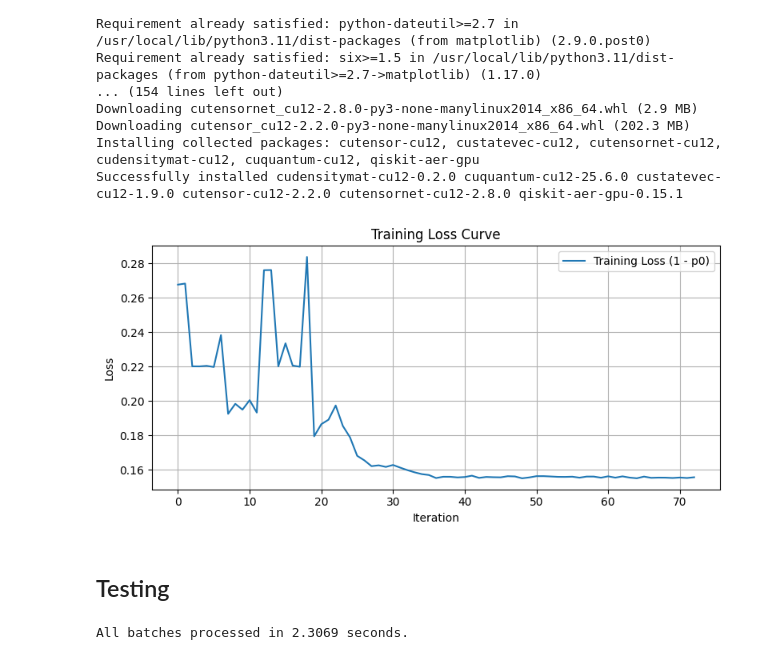
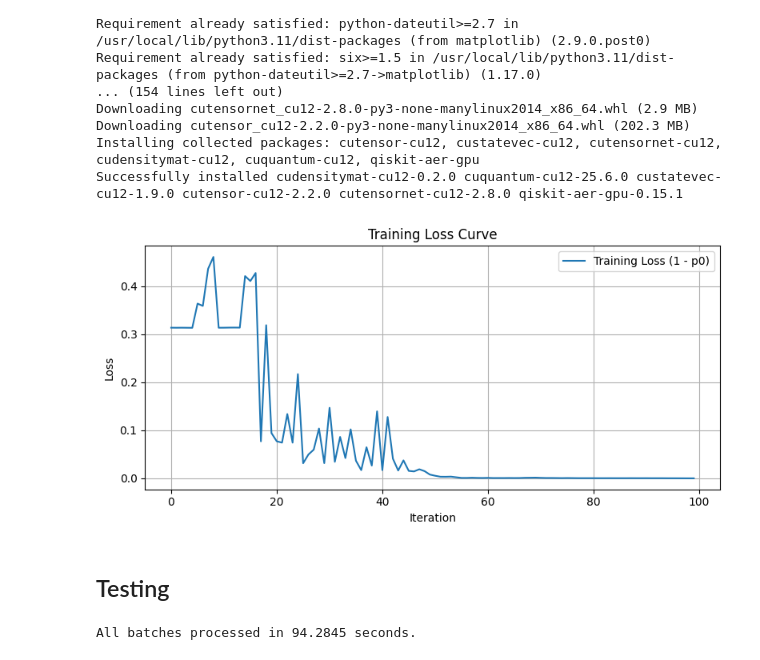
Before and after one commit to RohanSenthil/QAE_BETH_Anomaly, a Jupyter notebook: qae.ipynb, the cells around one changed output. Saved outputs shown, nothing was run; the diff lists cells and outputs as text; code cells hidden in the pictures.

```diff
--- a/qae.ipynb
+++ b/qae.ipynb
@@ -123,9 +123,9 @@ reduced_normal_training_data = autoencoder.encoder(normal_training_data)
 n_qubits = reduced_normal_training_data.shape[1]
 
 # --- SCALE TO [0, 2π] ---
-# scaler = MinMaxScaler(feature_range=(0, 2 * np.pi))
-# scaled_normal_training_data = scaler.fit_transform(reduced_normal_training_data)
-scaled_normal_training_data = reduced_normal_training_data.numpy()
+scaler = MinMaxScaler(feature_range=(0, 2 * np.pi))
+scaled_normal_training_data = scaler.fit_transform(reduced_normal_training_data)
+# scaled_normal_training_data = reduced_normal_training_data.numpy()
 # %%
 from qiskit.circuit import QuantumCircuit, ParameterVector
 from qiskit.circuit.library import EfficientSU2, RealAmplitudes
@@ -219,8 +219,8 @@ def auto_encoder_circuit(num_latent, num_trash):
 from qiskit_aer.primitives import Sampler
 
 # Constants
-num_latent = 2
-num_trash = 1
+num_latent = 5
+num_trash = 3
 total_qubits = num_latent + 2 * num_trash + 1  # encoding + reference + auxiliary
 
 # Step 1: Build the parameterized autoencoder circuit (no encoding here)
@@ -233,10 +233,10 @@ qc_full = dummy_encoding.compose(ae)
 
 # Step 3: Define the Sampler QNN
 
-sampler = Sampler(backend_options={"device": "GPU", "method": "statevector"},
-                  run_options={"shots": 1024})
+# sampler = Sampler(backend_options={"device": "GPU", "method": "statevector"},
+#                  run_options={"shots": 1024})
 
-# sampler = Sampler(backend_options={"device": "GPU", "method": "statevector"})
+sampler = Sampler(backend_options={"device": "GPU", "method": "statevector"})
 
 qnn = SamplerQNN(
     circuit=qc_full,
@@ -318,23 +318,23 @@ def cost_function(params, data_subset, qnn, encoding_fn):
     return avg_cost
 # %%
 # Use small subset for training speed
-subset_size = 1000
+subset_size = 10000
 subset_indices = np.random.choice(len(scaled_normal_training_data), size=subset_size, replace=False)
 training_subset = scaled_normal_training_data[subset_indices]
 
 # Initialize params for AE circuit
 num_params = len(auto_encoder_circuit(num_latent, num_trash).parameters)
 initial_params = np.random.rand(num_params)
 
 # Optimize
 optimizer = COBYLA(maxiter=100)
 result = optimizer.minimize(
     fun=lambda p: cost_function(p, training_subset, qnn, amplitude_encoding),
     x0=initial_params
 )
 trained_params = result.x
 # %% [output]
-[figure, old version]
+[figure, new version]
 # %%
 from qiskit.qpy import dump
 import os
@@ -428,13 +434,13 @@ train_scores, train_time = compute_anomaly_scores(
     qnn,
     training_subset,
     trained_params,
-    encoding_fn=amplitude_encoding,
+    encoding_fn=angle_encoding,
     batch_size=64
 )
 
 threshold = 0.5 * (np.min(train_scores) + np.max(train_scores))
 # %% [output]
-All batches processed in 2.3069 seconds.
+All batches processed in 94.2845 seconds.
 # %%
 y_pred = (train_scores < threshold).astype(int)
 
```
Also changed, not shown: parts of 4 cells of this notebook, 9 other files.
